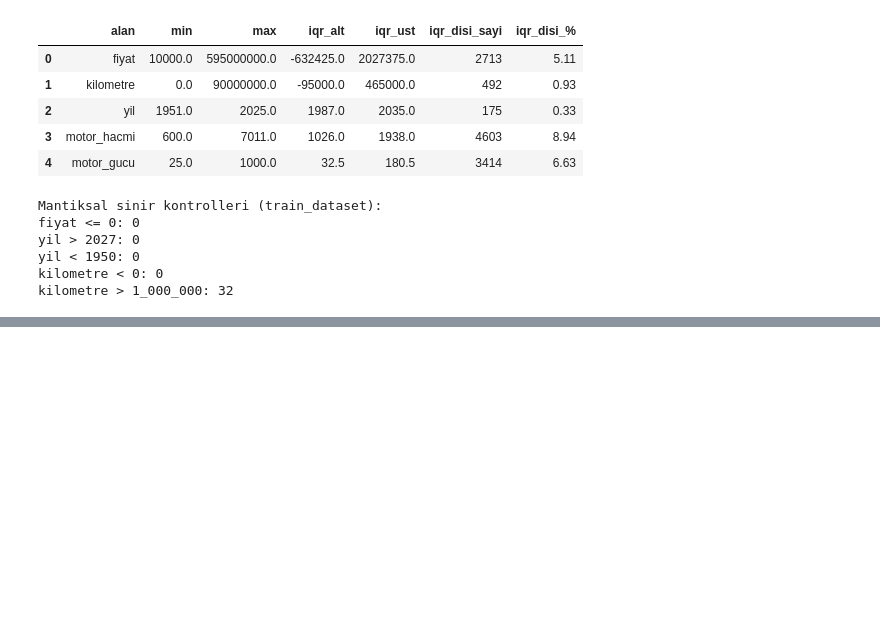
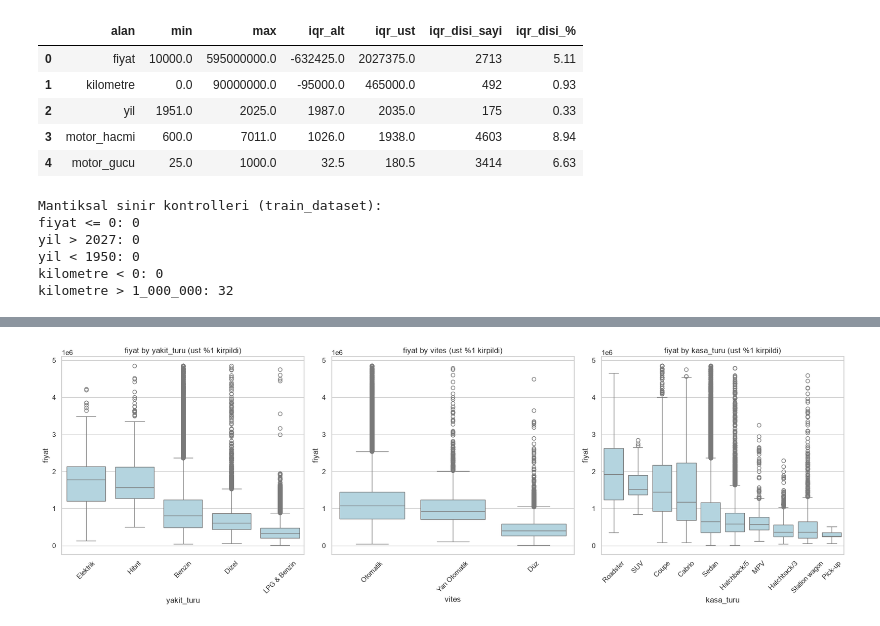
Before and after one commit to Mustafa-Aydin69/OtoMetrik, a Jupyter notebook: ai-model/notebooks/eda_and_preprocessing.ipynb, the cells around one changed output, grey strips where cells are left out. Drawn from its saved outputs; the diff is of its cells as text; code cells hidden in the pictures; blank space fills up the shorter version.

```diff
--- a/ai-model/notebooks/eda_and_preprocessing.ipynb
+++ b/ai-model/notebooks/eda_and_preprocessing.ipynb
@@ -205,0 +228,16 @@ kilometre > 1_000_000: 32
+# %%
+# Madde 2'de bulunan asiri fiyat uc degerleri (595M, 555.555.555 gibi) kutu grafigini
+# okunmaz hale getiriyor; sadece gorsellestirme icin ust %1'i kirpiyoruz.
+fiyat_p99 = train['fiyat'].quantile(0.99)
+plot_df = train[train['fiyat'] <= fiyat_p99]
+
+fig, axes = plt.subplots(1, 3, figsize=(18, 6))
+for ax, field in zip(axes, ['yakit_turu', 'vites', 'kasa_turu']):
+    order = plot_df.groupby(field)['fiyat'].median().sort_values(ascending=False).index
+    sns.boxplot(data=plot_df, x=field, y='fiyat', ax=ax, order=order, color='lightblue')
+    ax.set_title(f'fiyat by {field} (ust %1 kirpildi)')
+    ax.tick_params(axis='x', rotation=45)
+plt.tight_layout()
+plt.show()
+# %% [output]
+[figure, added]
```
Also changed, not shown: parts of 3 cells of this notebook.
